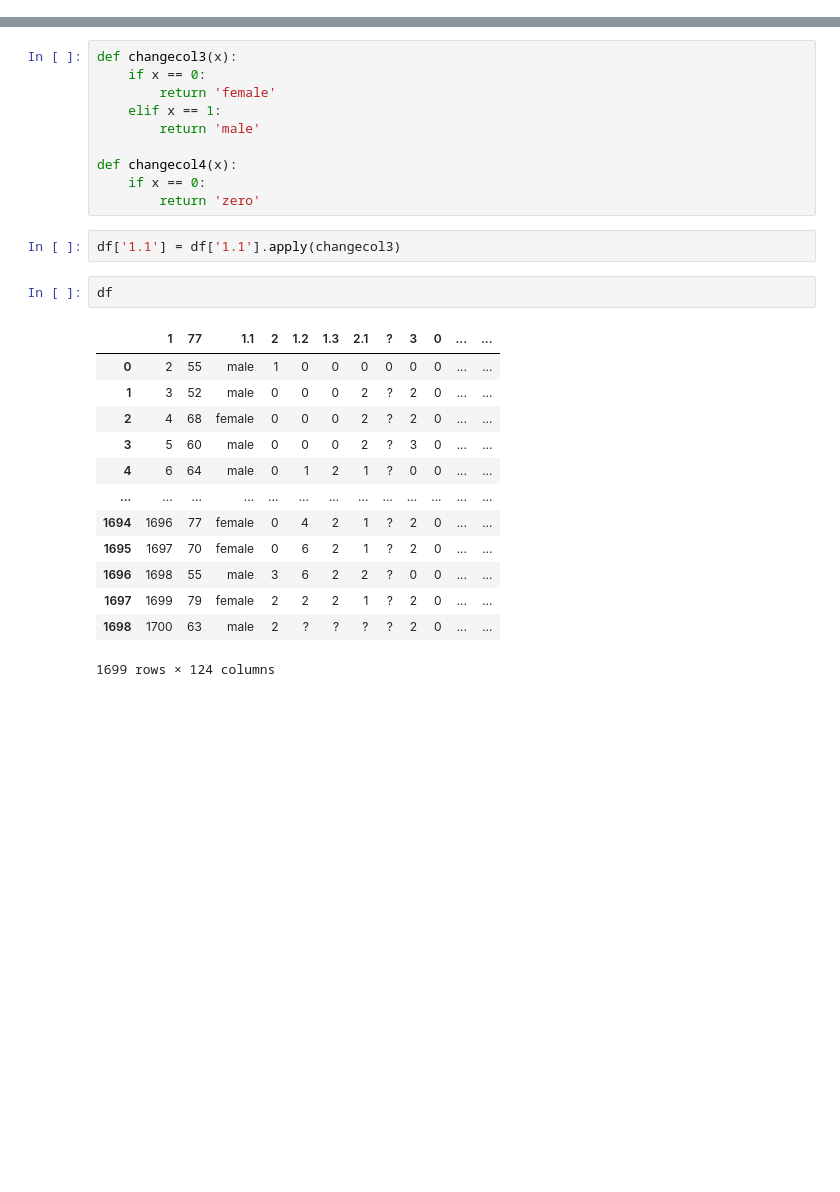
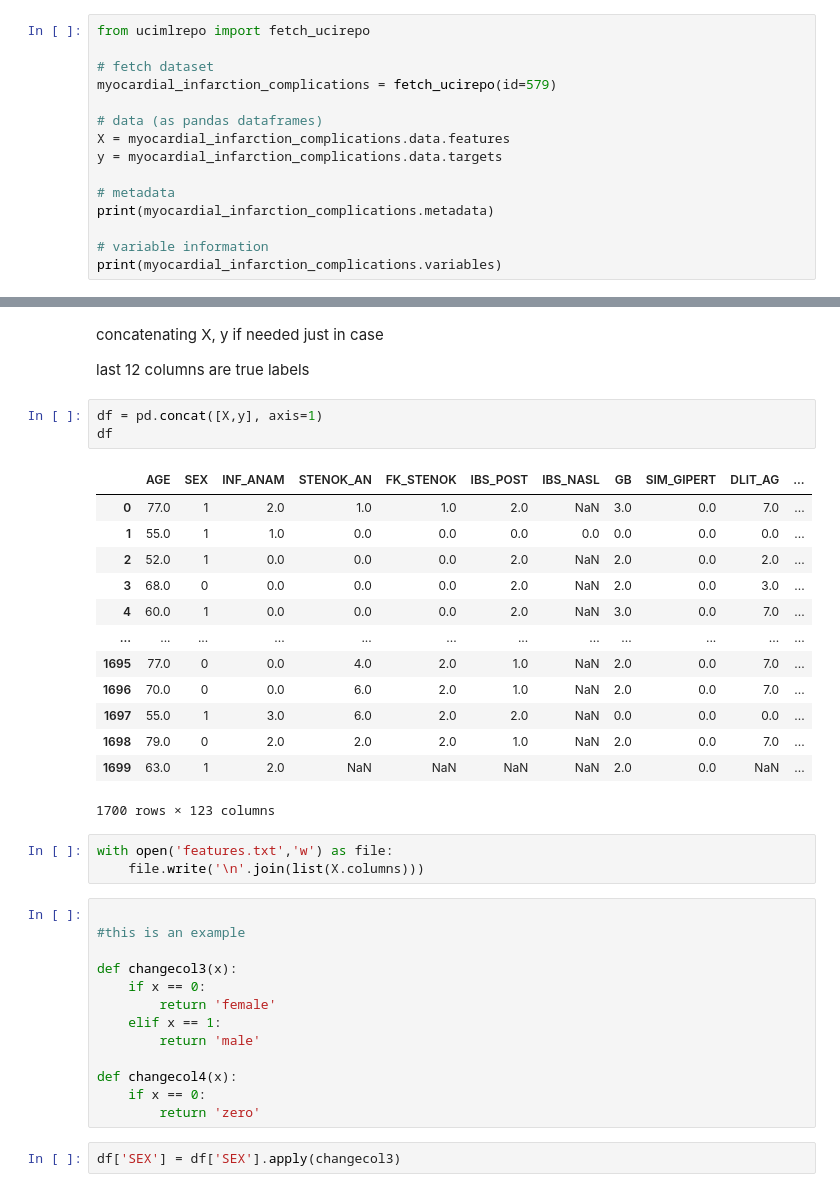
Before and after one commit to lucky-vers/epoch-dataset, a Jupyter notebook: Main.ipynb, the cells around one changed output, grey strips where cells are left out. Saved outputs shown, nothing was run; the diff lists cells and outputs as text; blank space fills up the shorter version.

Commit message:
importing data directly

```diff
--- a/Main.ipynb
+++ b/Main.ipynb
@@ -19,0 +6,15 @@ df
+# %%
+from ucimlrepo import fetch_ucirepo
+
+# fetch dataset
+myocardial_infarction_complications = fetch_ucirepo(id=579)
+
+# data (as pandas dataframes)
+X = myocardial_infarction_complications.data.features
+y = myocardial_infarction_complications.data.targets
+
+# metadata
+print(myocardial_infarction_complications.metadata)
+
+# variable information
+print(myocardial_infarction_complications.variables)
@@ -20,4 +39,31 @@ df
+# %% [markdown]
+concatenating X, y if needed just in case
+
+last 12 columns are true labels
+# %%
+df = pd.concat([X,y], axis=1)
+df
+# %% [output]
+|  | AGE | SEX | INF_ANAM | STENOK_AN | FK_STENOK | IBS_POST | IBS_NASL | GB | SIM_GIPERT | DLIT_AG | ... |
+| 0 | 77.0 | 1 | 2.0 | 1.0 | 1.0 | 2.0 | NaN | 3.0 | 0.0 | 7.0 | ... |
+| 1 | 55.0 | 1 | 1.0 | 0.0 | 0.0 | 0.0 | 0.0 | 0.0 | 0.0 | 0.0 | ... |
+| 2 | 52.0 | 1 | 0.0 | 0.0 | 0.0 | 2.0 | NaN | 2.0 | 0.0 | 2.0 | ... |
+| 3 | 68.0 | 0 | 0.0 | 0.0 | 0.0 | 2.0 | NaN | 2.0 | 0.0 | 3.0 | ... |
+| 4 | 60.0 | 1 | 0.0 | 0.0 | 0.0 | 2.0 | NaN | 3.0 | 0.0 | 7.0 | ... |
+| ... | ... | ... | ... | ... | ... | ... | ... | ... | ... | ... | ... |
+| 1695 | 77.0 | 0 | 0.0 | 4.0 | 2.0 | 1.0 | NaN | 2.0 | 0.0 | 7.0 | ... |
+| 1696 | 70.0 | 0 | 0.0 | 6.0 | 2.0 | 1.0 | NaN | 2.0 | 0.0 | 7.0 | ... |
+| 1697 | 55.0 | 1 | 3.0 | 6.0 | 2.0 | 2.0 | NaN | 0.0 | 0.0 | 0.0 | ... |
+| 1698 | 79.0 | 0 | 2.0 | 2.0 | 2.0 | 1.0 | NaN | 2.0 | 0.0 | 7.0 | ... |
+| 1699 | 63.0 | 1 | 2.0 | NaN | NaN | NaN | NaN | 2.0 | 0.0 | NaN | ... |
+1700 rows × 123 columns
+# %%
+with open('features.txt','w') as file:
+	file.write('\n'.join(list(X.columns)))
 # %%
+
+#this is an example
+
 def changecol3(x):
     if x == 0:
         return 'female'
@@ -28,20 +74,4 @@ def changecol4(x):
     if x == 0:
         return 'zero'
 # %%
-df['1.1'] = df['1.1'].apply(changecol3)
+df['SEX'] = df['SEX'].apply(changecol3)
-# %%
-df
-# %% [output]
-|  | 1 | 77 | 1.1 | 2 | 1.2 | 1.3 | 2.1 | ? | 3 | 0 | ... | ... |
-| 0 | 2 | 55 | male | 1 | 0 | 0 | 0 | 0 | 0 | 0 | ... | ... |
-| 1 | 3 | 52 | male | 0 | 0 | 0 | 2 | ? | 2 | 0 | ... | ... |
-| 2 | 4 | 68 | female | 0 | 0 | 0 | 2 | ? | 2 | 0 | ... | ... |
-| 3 | 5 | 60 | male | 0 | 0 | 0 | 2 | ? | 3 | 0 | ... | ... |
-| 4 | 6 | 64 | male | 0 | 1 | 2 | 1 | ? | 0 | 0 | ... | ... |
-| ... | ... | ... | ... | ... | ... | ... | ... | ... | ... | ... | ... | ... |
-| 1694 | 1696 | 77 | female | 0 | 4 | 2 | 1 | ? | 2 | 0 | ... | ... |
-| 1695 | 1697 | 70 | female | 0 | 6 | 2 | 1 | ? | 2 | 0 | ... | ... |
-| 1696 | 1698 | 55 | male | 3 | 6 | 2 | 2 | ? | 0 | 0 | ... | ... |
-| 1697 | 1699 | 79 | female | 2 | 2 | 2 | 1 | ? | 2 | 0 | ... | ... |
-| 1698 | 1700 | 63 | male | 2 | ? | ? | ? | ? | 2 | 0 | ... | ... |
-1699 rows × 124 columns
```
Also changed, not shown: parts of 6 cells of this notebook, 1 other file.
